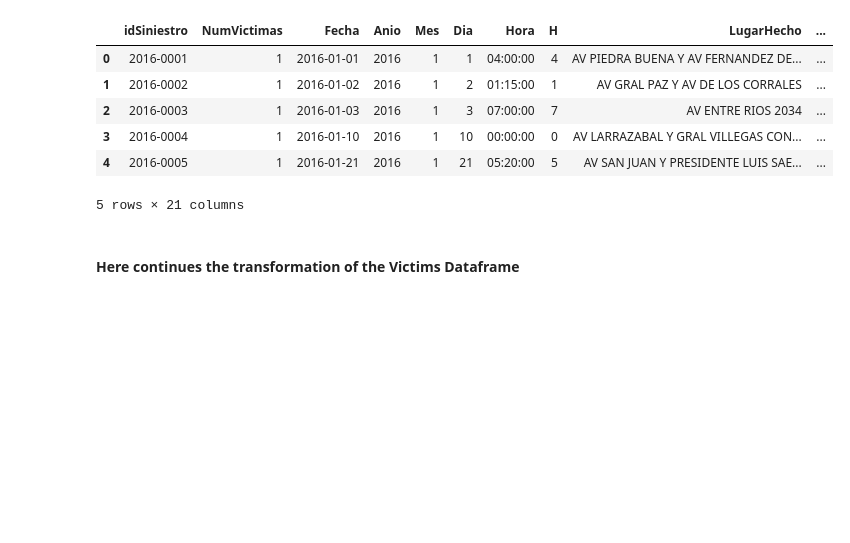
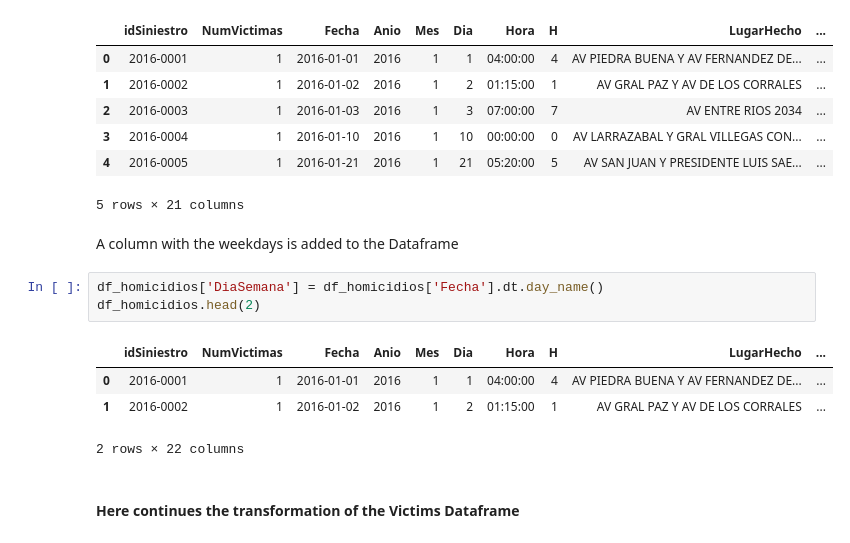
Before and after one commit to priscilamuniz/PI_Accidentes_Viales, a Jupyter notebook: 01_ETL.ipynb, the cells around one changed output. Saved outputs shown, nothing was run; the diff lists cells and outputs as text; blank space fills up the shorter version.

```diff
--- a/01_ETL.ipynb
+++ b/01_ETL.ipynb
@@ -534,6 +534,16 @@ df_homicidios.head()
 | 3 | 2016-0004 | 1 | 2016-01-10 | 2016 | 1 | 10 | 00:00:00 | 0 | AV LARRAZABAL Y GRAL VILLEGAS CON... | ... |
 | 4 | 2016-0005 | 1 | 2016-01-21 | 2016 | 1 | 21 | 05:20:00 | 5 | AV SAN JUAN Y PRESIDENTE LUIS SAE... | ... |
 5 rows × 21 columns
+# %% [markdown]
+A column with the weekdays is added to the Dataframe
+# %%
+df_homicidios['DiaSemana'] = df_homicidios['Fecha'].dt.day_name()
+df_homicidios.head(2)
+# %% [output]
+|  | idSiniestro | NumVictimas | Fecha | Anio | Mes | Dia | Hora | H | LugarHecho | ... |
+| 0 | 2016-0001 | 1 | 2016-01-01 | 2016 | 1 | 1 | 04:00:00 | 4 | AV PIEDRA BUENA Y AV FERNANDEZ DE... | ... |
+| 1 | 2016-0002 | 1 | 2016-01-02 | 2016 | 1 | 2 | 01:15:00 | 1 | AV GRAL PAZ Y AV DE LOS CORRALES | ... |
+2 rows × 22 columns
 # %% [markdown]
 #### Here continues the transformation of the Victims Dataframe
 # %%
```
Also changed, not shown: parts of 4 cells of this notebook, 8 other files.
